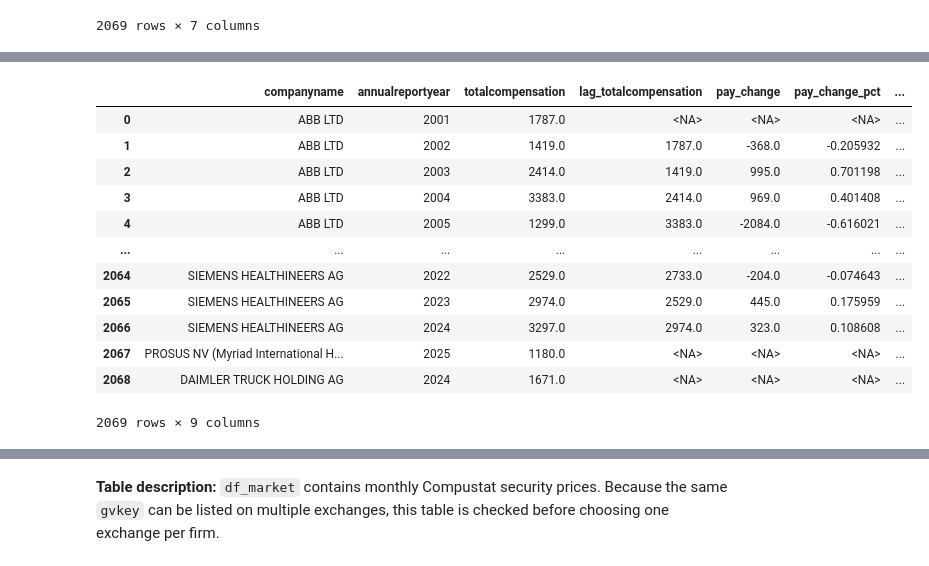
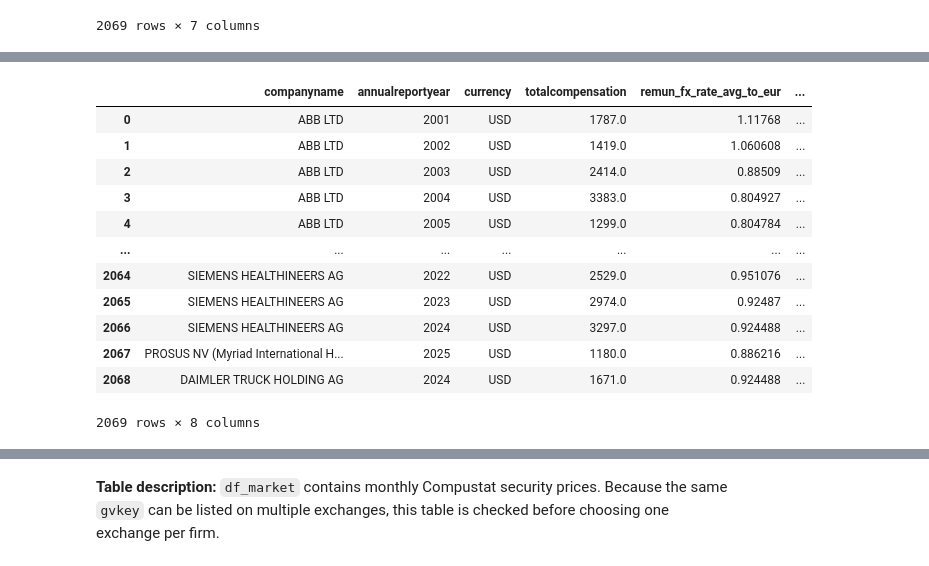
Before and after one commit to rizkyakbar-tud/DAI, a Jupyter notebook: mission/proposals_st26/mission_proposal_Akbar-Zduńczyk_progress.ipynb, the cells around one changed output, grey strips where cells are left out. Saved outputs shown, nothing was run; the diff lists cells and outputs as text; code cells hidden in the pictures.

```diff
--- a/mission/proposals_st26/mission_proposal_Akbar-Zduńczyk_progress.ipynb
+++ b/mission/proposals_st26/mission_proposal_Akbar-Zduńczyk_progress.ipynb
@@ -287,6 +449,6 @@ Next, we read the STOXX 600 constituent file. The file contains 600 firms and in
 # %%
 # Read STOXX Europe 600 constituents
-df_sxxp = pd.read_csv(STOXX_FILE, sep=";")
+df_sxxp = pd.read_csv(STOXX_FILE, sep=";", usecols=["ISIN"])
 
 df_sxxp["ISIN"] = (
     df_sxxp["ISIN"]
@@ -513,10 +801,10 @@ def fetch_boardex_remuneration():
         directorid_chunk = tuple(directorid_list[i:i + chunk_size])
         temp = wrds_conn.raw_sql("""
             SELECT
-                boardname, boardid, directorname, directorid, rolename, rolestatus,
+                boardname, boardid, directorname, directorid, rolename,
                 annualreportdate, currency, salary, bonus, totalcompensation,
                 valtoteqheld, valltipheld, valeqaward, ltipvalue, toteqatrisk,
-                totremperiod, totaldirectcomp, perftotal
+                totaldirectcomp, perftotal
             FROM boardex.eur_dir_standard_remun
             WHERE directorid IN %(directorids)s
             ORDER BY boardname, directorname, annualreportdate
@@ -527,7 +815,7 @@ def fetch_boardex_remuneration():
 
 
 df_remun = load_or_fetch(
-    "boardex_remuneration_stoxx600",
+    "boardex_remuneration_stoxx600_analysis_cols_v1",
     fetch_boardex_remuneration,
     refresh=REFRESH_WRDS_CACHE,
 )
@@ -1159,9 +1761,15 @@ panel_cols = [
     "directorid", "directorname_emp", "rolename_emp",
     "datestartrole", "dateendrole_clean",
     "annualreportdate", "annualreportyear", "currency",
-    "salary", "bonus", "totalcompensation", "log_totalcompensation",
-    "totaldirectcomp", "perftotal", "valtoteqheld", "valltipheld",
-    "valeqaward", "ltipvalue", "toteqatrisk",
+    "remun_fx_rate_avg_to_eur",
+    "salary", "salary_eur", "bonus", "bonus_eur",
+    "totalcompensation", "totalcompensation_eur", "log_totalcompensation_eur",
+    "totaldirectcomp", "totaldirectcomp_eur", "perftotal",
+    "valtoteqheld", "valtoteqheld_eur",
+    "valltipheld", "valltipheld_eur",
+    "valeqaward", "valeqaward_eur",
+    "ltipvalue", "ltipvalue_eur",
+    "toteqatrisk", "toteqatrisk_eur",
     "ceo_turnover", "turnover_year"
 ]
 
@@ -1322,52 +1930,26 @@ Finally, we create within-firm CEO pay growth variables. These are useful descri
 # %%
-# Create within-firm CEO pay growth variables
+# Sort the nominal-EUR pay panel; real pay changes are created after CPI adjustment.
 ceo_pay_panel = ceo_pay_panel.sort_values(["companyid", "annualreportyear"]).copy()
 
-ceo_pay_panel["lag_totalcompensation"] = (
-    ceo_pay_panel
-    .groupby("companyid")["totalcompensation"]
-    .shift(1)
-)
-
-ceo_pay_panel["lag_log_totalcompensation"] = (
-    ceo_pay_panel
-    .groupby("companyid")["log_totalcompensation"]
-    .shift(1)
-)
-
-ceo_pay_panel["pay_change"] = (
-    ceo_pay_panel["totalcompensation"]
-    - ceo_pay_panel["lag_totalcompensation"]
-)
-
-ceo_pay_panel["pay_change_pct"] = (
-    ceo_pay_panel["pay_change"]
-    / ceo_pay_panel["lag_totalcompensation"]
-)
-
-ceo_pay_panel["log_pay_change"] = (
-    ceo_pay_panel["log_totalcompensation"]
-    - ceo_pay_panel["lag_log_totalcompensation"]
-)
-
 ceo_pay_panel[[
-    "companyname", "annualreportyear", "totalcompensation", "lag_totalcompensation",
-    "pay_change", "pay_change_pct", "log_pay_change", "ceo_turnover_dummy", "post_turnover"
+    "companyname", "annualreportyear", "currency",
+    "totalcompensation", "remun_fx_rate_avg_to_eur",
+    "totalcompensation_eur", "ceo_turnover_dummy", "post_turnover"
 ]]
 # %% [output]
-|  | companyname | annualreportyear | totalcompensation | lag_totalcompensation | pay_change | pay_change_pct | ... |
-| 0 | ABB LTD | 2001 | 1787.0 | <NA> | <NA> | <NA> | ... |
-| 1 | ABB LTD | 2002 | 1419.0 | 1787.0 | -368.0 | -0.205932 | ... |
-| 2 | ABB LTD | 2003 | 2414.0 | 1419.0 | 995.0 | 0.701198 | ... |
-| 3 | ABB LTD | 2004 | 3383.0 | 2414.0 | 969.0 | 0.401408 | ... |
-| 4 | ABB LTD | 2005 | 1299.0 | 3383.0 | -2084.0 | -0.616021 | ... |
-| ... | ... | ... | ... | ... | ... | ... | ... |
-| 2064 | SIEMENS HEALTHINEERS AG | 2022 | 2529.0 | 2733.0 | -204.0 | -0.074643 | ... |
-| 2065 | SIEMENS HEALTHINEERS AG | 2023 | 2974.0 | 2529.0 | 445.0 | 0.175959 | ... |
-| 2066 | SIEMENS HEALTHINEERS AG | 2024 | 3297.0 | 2974.0 | 323.0 | 0.108608 | ... |
-| 2067 | PROSUS NV (Myriad International H... | 2025 | 1180.0 | <NA> | <NA> | <NA> | ... |
-| 2068 | DAIMLER TRUCK HOLDING AG | 2024 | 1671.0 | <NA> | <NA> | <NA> | ... |
+|  | companyname | annualreportyear | currency | totalcompensation | remun_fx_rate_avg_to_eur | ... |
+| 0 | ABB LTD | 2001 | USD | 1787.0 | 1.11768 | ... |
+| 1 | ABB LTD | 2002 | USD | 1419.0 | 1.060608 | ... |
+| 2 | ABB LTD | 2003 | USD | 2414.0 | 0.88509 | ... |
+| 3 | ABB LTD | 2004 | USD | 3383.0 | 0.804927 | ... |
+| 4 | ABB LTD | 2005 | USD | 1299.0 | 0.804784 | ... |
+| ... | ... | ... | ... | ... | ... | ... |
+| 2064 | SIEMENS HEALTHINEERS AG | 2022 | USD | 2529.0 | 0.951076 | ... |
+| 2065 | SIEMENS HEALTHINEERS AG | 2023 | USD | 2974.0 | 0.92487 | ... |
+| 2066 | SIEMENS HEALTHINEERS AG | 2024 | USD | 3297.0 | 0.924488 | ... |
+| 2067 | PROSUS NV (Myriad International H... | 2025 | USD | 1180.0 | 0.886216 | ... |
+| 2068 | DAIMLER TRUCK HOLDING AG | 2024 | USD | 1671.0 | 0.924488 | ... |
-2069 rows × 9 columns
+2069 rows × 8 columns
 # %% [markdown]
 <a id="market-data-and-market-capitalization"></a>
 ## 7. Market Data and Market Capitalization
```
Also changed, not shown: parts of 116 cells of this notebook.
